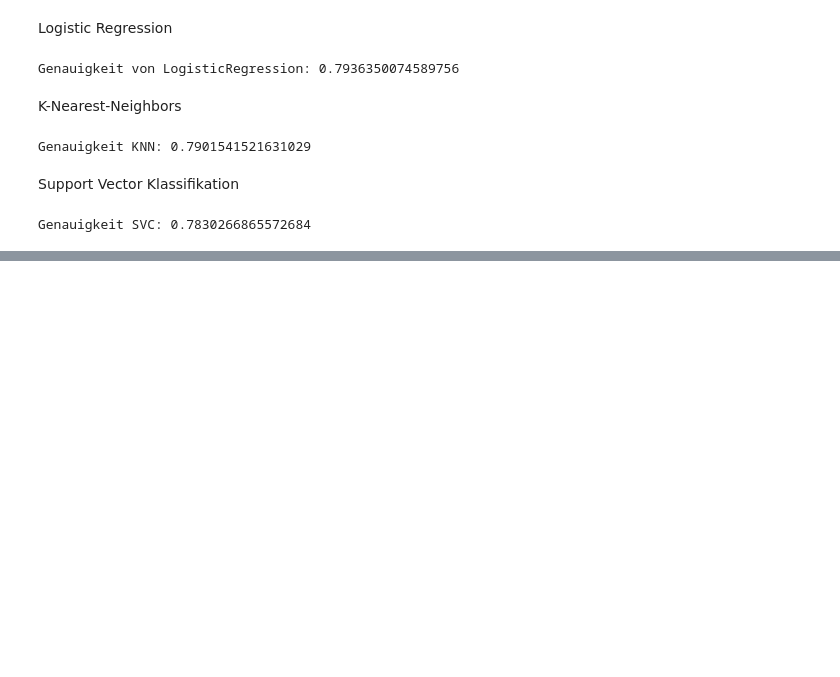
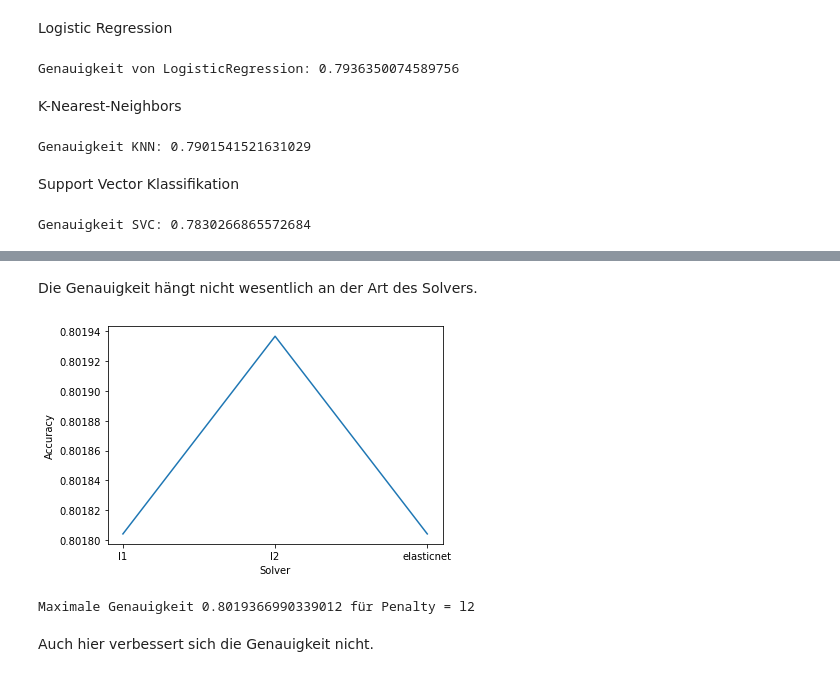
Before and after one commit to Bresenham/MaschinellesLernenPrakt, a Jupyter notebook: Studienarbeit.ipynb, the cells around one changed output, grey strips where cells are left out. Cells and saved outputs as stored; diff of their text form; code cells hidden in the pictures; blank space fills up the shorter version.

```diff
--- a/Studienarbeit.ipynb
+++ b/Studienarbeit.ipynb
@@ -227,0 +282,27 @@ Genauigkeit SVC: 0.7830266865572684
+# %% [markdown]
+Die Genauigkeit hängt nicht wesentlich an der Art des Solvers.
+# %%
+penalties = ["l1", "l2", "elasticnet"]
+
+vals = []
+for p in penalties:
+    if p == "elasticnet":
+        model = LogisticRegression(C=c, penalty=p, solver="saga", l1_ratio=0.5)
+    else:
+        model = LogisticRegression(C=c, penalty=p, solver="liblinear")
+    vals.append(np.average(
+        cross_val_score(model, X, y.values.ravel(), cv=5, scoring='accuracy')
+    ))
+
+plt.plot(penalties, vals)
+plt.xlabel("Solver")
+plt.ylabel("Accuracy")
+plt.show()
+# %% [output]
+[figure, added]
+# %%
+print("Maximale Genauigkeit", np.array(vals).max(), "für Penalty =", penalties[np.argmax(vals)])
+# %% [output]
+Maximale Genauigkeit 0.8019366990339012 für Penalty = l2
+# %% [markdown]
+Auch hier verbessert sich die Genauigkeit nicht.
```
Also changed, not shown: parts of 10 cells of this notebook.
